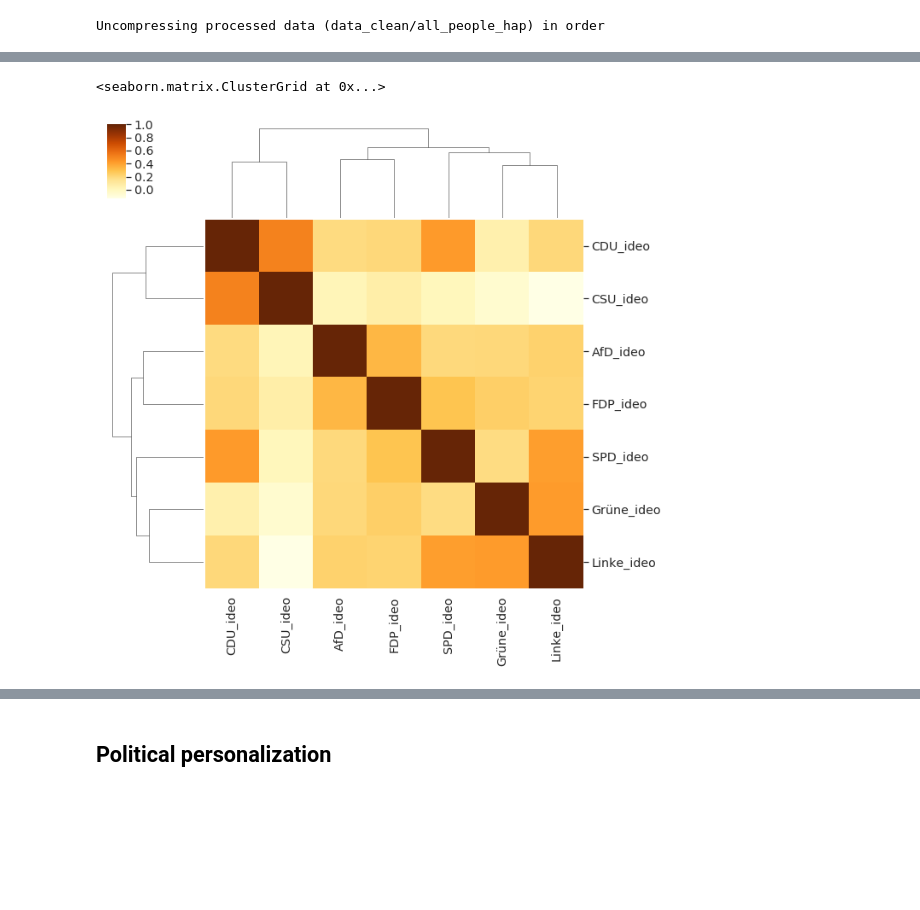
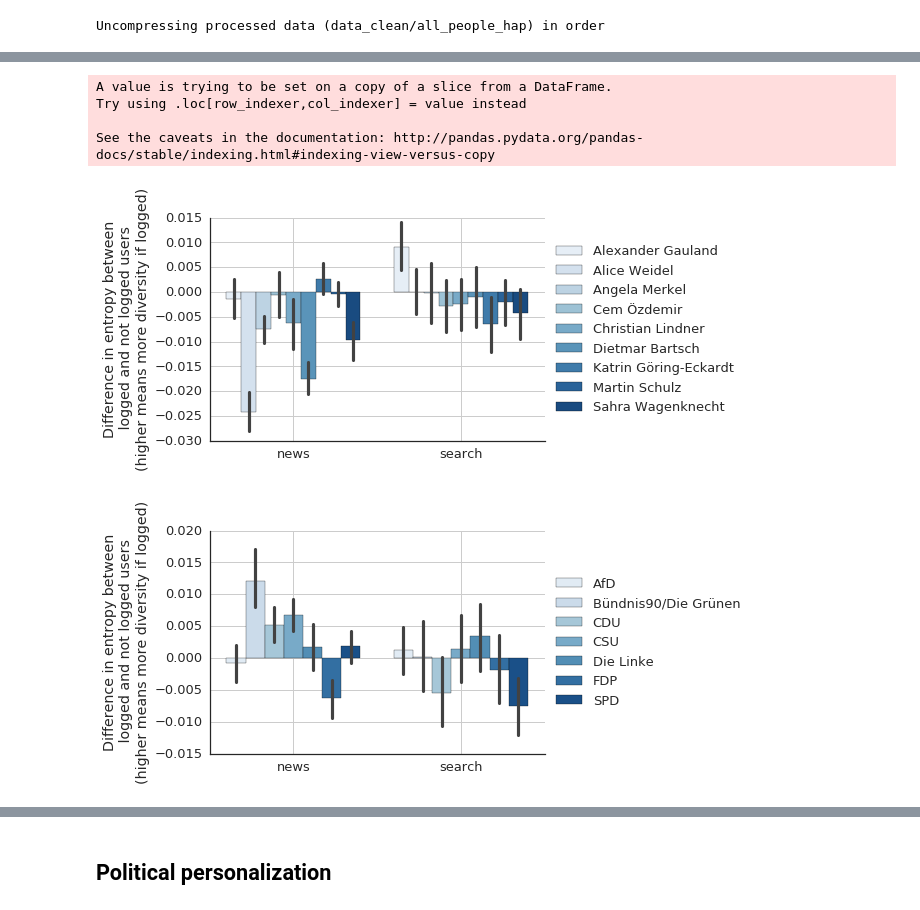
Before and after one commit to palmerabollo/luca-challenge, a Jupyter notebook: code/study_data.ipynb, the cells around one changed output, grey strips where cells are left out. Saved outputs shown, nothing was run; the diff lists cells and outputs as text; code cells hidden in the pictures; blank space fills up the shorter version.

```diff
--- a/code/study_data.ipynb
+++ b/code/study_data.ipynb
@@ -110,23 +109,20 @@ parties = ["AfD", "CDU", "CSU", "FDP", "Grüne", "Linke", "SPD"]
-# %%
-# Ideology between parties
-person2party_code = {
-    'Alexander Gauland': 'AfD',
-    'Alice Weidel': 'AfD',
-    'Angela Merkel': 'CDU',
-    'Cem Özdemir': 'Grüne',
-    'Christian Lindner': 'FDP',
-    'Dietmar Bartsch': 'Linke',
-    'Katrin Göring-Eckardt': 'Grüne',
-    'Martin Schulz': 'SPD',
-    'Sahra Wagenknecht': 'Linke',
-    'Bündnis90/Die Grünen': 'Grüne',
-    'Die Linke': "Linke"}
-
-p_i = people.groupby(["const_i", "keyword", "login_status", "search_type"]).mean().reset_index()
-
-sns.clustermap(
-    people.loc[people["search_type"] == "news", ["{}_ideo".format(party) for party in parties]].fillna(0).corr(),
-    cmap="YlOrBr")
-# %% [output]
-<seaborn.matrix.ClusterGrid at 0x...>
-[figure, removed]
+# %%
+#Plot average difference in entropy. Entropy = diversity by constituency.
+diff_p = pd.pivot_table(p,values="result_hash",index=["const_i","keyword","search_type","party"],columns=["login_status"]).reset_index()
+for party,diff_p in diff_p.groupby("party"):
+    diff_p["diff"] = diff_p[True] - diff_p[False]
+    sns.barplot(hue="keyword",y="diff",x="search_type",data=diff_p,palette="Blues")#,palette=["b","b","b","c","r","c","c","r","c","r","r","c","r","r","r","r"])#palette=palette)
+
+    plt.legend(loc='center left', bbox_to_anchor=(1, 0.5))
+    plt.grid()
+    sns.despine()
+    plt.xlabel("")
+    plt.ylabel("Difference in entropy between\n logged and not logged users\n(higher means more diversity if logged)")
+    plt.show()
+# %% [output]
+A value is trying to be set on a copy of a slice from a DataFrame.
+Try using .loc[row_indexer,col_indexer] = value instead
+
+See the caveats in the documentation: http://pandas.pydata.org/pandas-docs/stable/indexing.html#indexing-view-versus-copy
+[figure, added]
+[figure, added]
```
Also changed, not shown: parts of 21 cells of this notebook, 7 other files.
